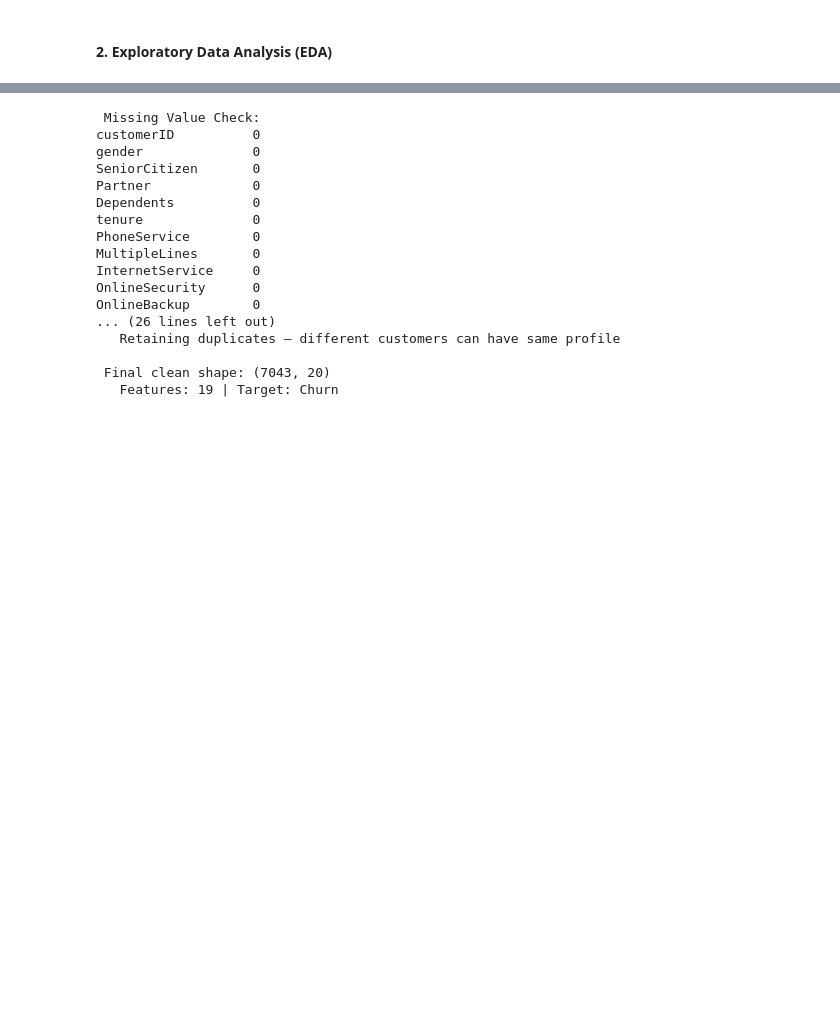
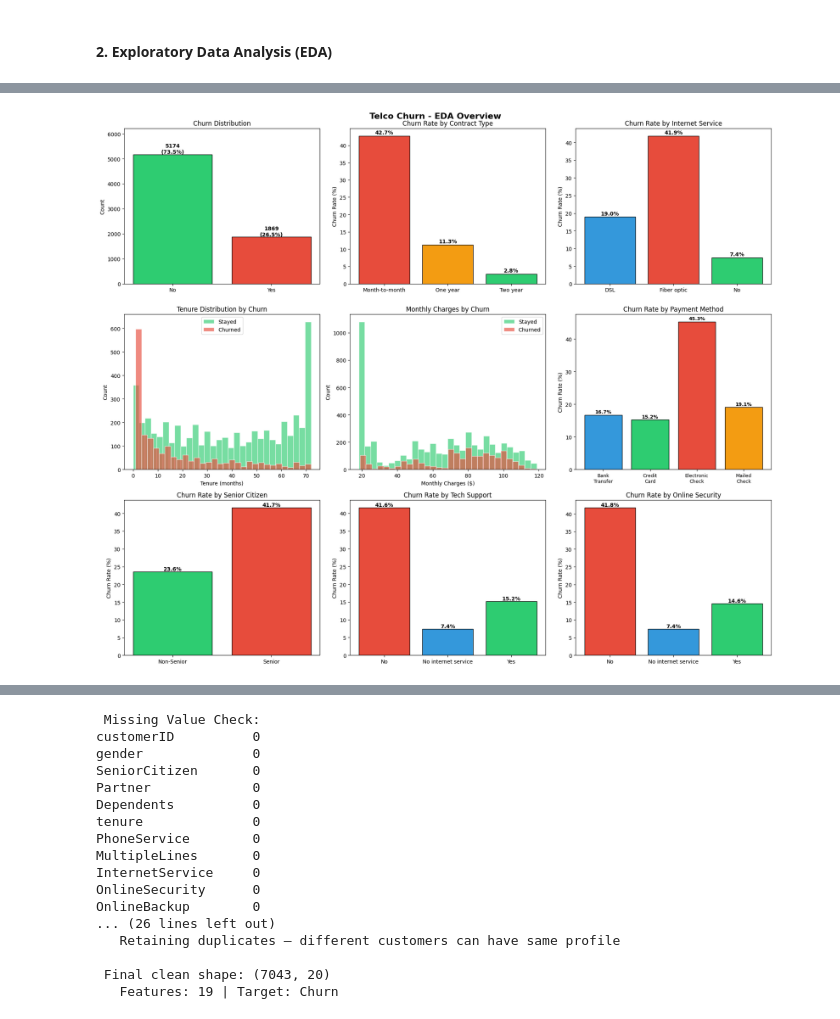
Before and after one commit to Nandhidha30/Churn-Prediction, a Jupyter notebook: predictors.ipynb, the cells around one changed output, grey strips where cells are left out. Cells and saved outputs as stored; diff of their text form; code cells hidden in the pictures; blank space fills up the shorter version.

```diff
--- a/predictors.ipynb
+++ b/predictors.ipynb
@@ -356 +255,98 @@ max             1.00    72.00          118.75
+# %%
+# EDA Visualizations
+
+fig, axes = plt.subplots(3, 3, figsize=(18, 15))
+fig.suptitle('Telco Churn - EDA Overview', fontsize=16, fontweight='bold')
+
+# Plot 1: Churn Distribution
+bars = axes[0, 0].bar(churn_counts.index, churn_counts.values,
+                      color=['#2ecc71', '#e74c3c'], edgecolor='black')
+axes[0, 0].set_title('Churn Distribution')
+axes[0, 0].set_ylabel('Count')
+for bar, val in zip(bars, churn_counts.values):
+    axes[0, 0].text(bar.get_x() + bar.get_width() / 2, val + 40,
+                    f'{val}\n({val/len(df)*100:.1f}%)', ha='center', fontweight='bold')
+axes[0, 0].set_ylim(0, max(churn_counts.values) * 1.2)
+
+# Plot 2: Churn Rate by Contract
+contract_rate = df.groupby('Contract')['Churn'].apply(lambda x: (x == 'Yes').mean() * 100)
+axes[0, 1].bar(contract_rate.index, contract_rate.values,
+               color=['#e74c3c', '#f39c12', '#2ecc71'], edgecolor='black')
+axes[0, 1].set_title('Churn Rate by Contract Type')
+axes[0, 1].set_ylabel('Churn Rate (%)')
+for i, val in enumerate(contract_rate.values):
+    axes[0, 1].text(i, val + 0.5, f'{val:.1f}%', ha='center', fontweight='bold')
+
+# Plot 3: Churn Rate by Internet Service
+internet_rate = df.groupby('InternetService')['Churn'].apply(lambda x: (x == 'Yes').mean() * 100)
+axes[0, 2].bar(internet_rate.index, internet_rate.values,
+               color=['#3498db', '#e74c3c', '#2ecc71'], edgecolor='black')
+axes[0, 2].set_title('Churn Rate by Internet Service')
+axes[0, 2].set_ylabel('Churn Rate (%)')
+for i, val in enumerate(internet_rate.values):
+    axes[0, 2].text(i, val + 0.5, f'{val:.1f}%', ha='center', fontweight='bold')
+
+# Plot 4: Tenure Distribution by Churn
+axes[1, 0].hist(df[df['Churn'] == 'No']['tenure'], bins=30, alpha=0.65,
+                color='#2ecc71', label='Stayed', edgecolor='white')
+axes[1, 0].hist(df[df['Churn'] == 'Yes']['tenure'], bins=30, alpha=0.65,
+                color='#e74c3c', label='Churned', edgecolor='white')
+axes[1, 0].set_title('Tenure Distribution by Churn')
+axes[1, 0].set_xlabel('Tenure (months)')
+axes[1, 0].set_ylabel('Count')
+axes[1, 0].legend()
+
+# Plot 5: Monthly Charges Distribution by Churn
+axes[1, 1].hist(df[df['Churn'] == 'No']['MonthlyCharges'], bins=30, alpha=0.65,
+                color='#2ecc71', label='Stayed', edgecolor='white')
+axes[1, 1].hist(df[df['Churn'] == 'Yes']['MonthlyCharges'], bins=30, alpha=0.65,
+                color='#e74c3c', label='Churned', edgecolor='white')
+axes[1, 1].set_title('Monthly Charges by Churn')
+axes[1, 1].set_xlabel('Monthly Charges ($)')
+axes[1, 1].set_ylabel('Count')
+axes[1, 1].legend()
+
+# Plot 6: Churn Rate by Payment Method
+pay_rate = df.groupby('PaymentMethod')['Churn'].apply(lambda x: (x == 'Yes').mean() * 100)
+short_labels = ['Bank\nTransfer', 'Credit\nCard', 'Electronic\nCheck', 'Mailed\nCheck']
+axes[1, 2].bar(range(len(pay_rate)), pay_rate.values,
+               color=['#3498db', '#2ecc71', '#e74c3c', '#f39c12'], edgecolor='black')
+axes[1, 2].set_xticks(range(len(pay_rate)))
+axes[1, 2].set_xticklabels(short_labels, fontsize=9)
+axes[1, 2].set_title('Churn Rate by Payment Method')
+axes[1, 2].set_ylabel('Churn Rate (%)')
+for i, val in enumerate(pay_rate.values):
+    axes[1, 2].text(i, val + 0.5, f'{val:.1f}%', ha='center', fontweight='bold', fontsize=9)
+
+# Plot 7: Senior Citizen Churn Rate
+senior_rate = df.groupby('SeniorCitizen')['Churn'].apply(lambda x: (x == 'Yes').mean() * 100)
+axes[2, 0].bar(['Non-Senior', 'Senior'], senior_rate.values,
+               color=['#2ecc71', '#e74c3c'], edgecolor='black')
+axes[2, 0].set_title('Churn Rate by Senior Citizen')
+axes[2, 0].set_ylabel('Churn Rate (%)')
+for i, val in enumerate(senior_rate.values):
+    axes[2, 0].text(i, val + 0.3, f'{val:.1f}%', ha='center', fontweight='bold')
+
+# Plot 8: Churn Rate by Tech Support
+ts_rate = df.groupby('TechSupport')['Churn'].apply(lambda x: (x == 'Yes').mean() * 100)
+axes[2, 1].bar(ts_rate.index, ts_rate.values,
+               color=['#e74c3c', '#3498db', '#2ecc71'], edgecolor='black')
+axes[2, 1].set_title('Churn Rate by Tech Support')
+axes[2, 1].set_ylabel('Churn Rate (%)')
+for i, val in enumerate(ts_rate.values):
+    axes[2, 1].text(i, val + 0.3, f'{val:.1f}%', ha='center', fontweight='bold')
+
+# Plot 9: Churn Rate by Online Security
+os_rate = df.groupby('OnlineSecurity')['Churn'].apply(lambda x: (x == 'Yes').mean() * 100)
+axes[2, 2].bar(os_rate.index, os_rate.values,
+               color=['#e74c3c', '#3498db', '#2ecc71'], edgecolor='black')
+axes[2, 2].set_title('Churn Rate by Online Security')
+axes[2, 2].set_ylabel('Churn Rate (%)')
+for i, val in enumerate(os_rate.values):
+    axes[2, 2].text(i, val + 0.3, f'{val:.1f}%', ha='center', fontweight='bold')
+
+plt.tight_layout()
+plt.show()
+# %% [output]
+[figure, added]
 # %% [markdown]
```
Also changed, not shown: parts of 15 cells of this notebook, 1 other file.
